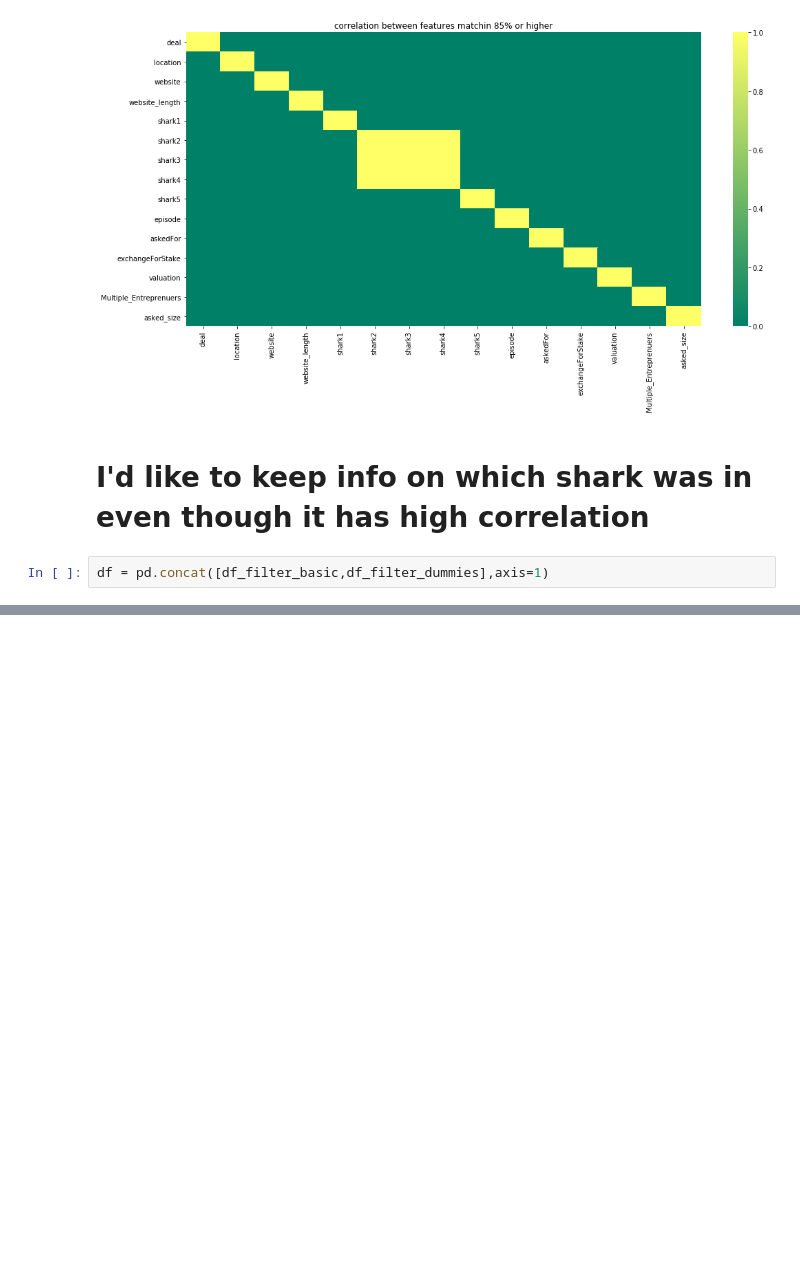
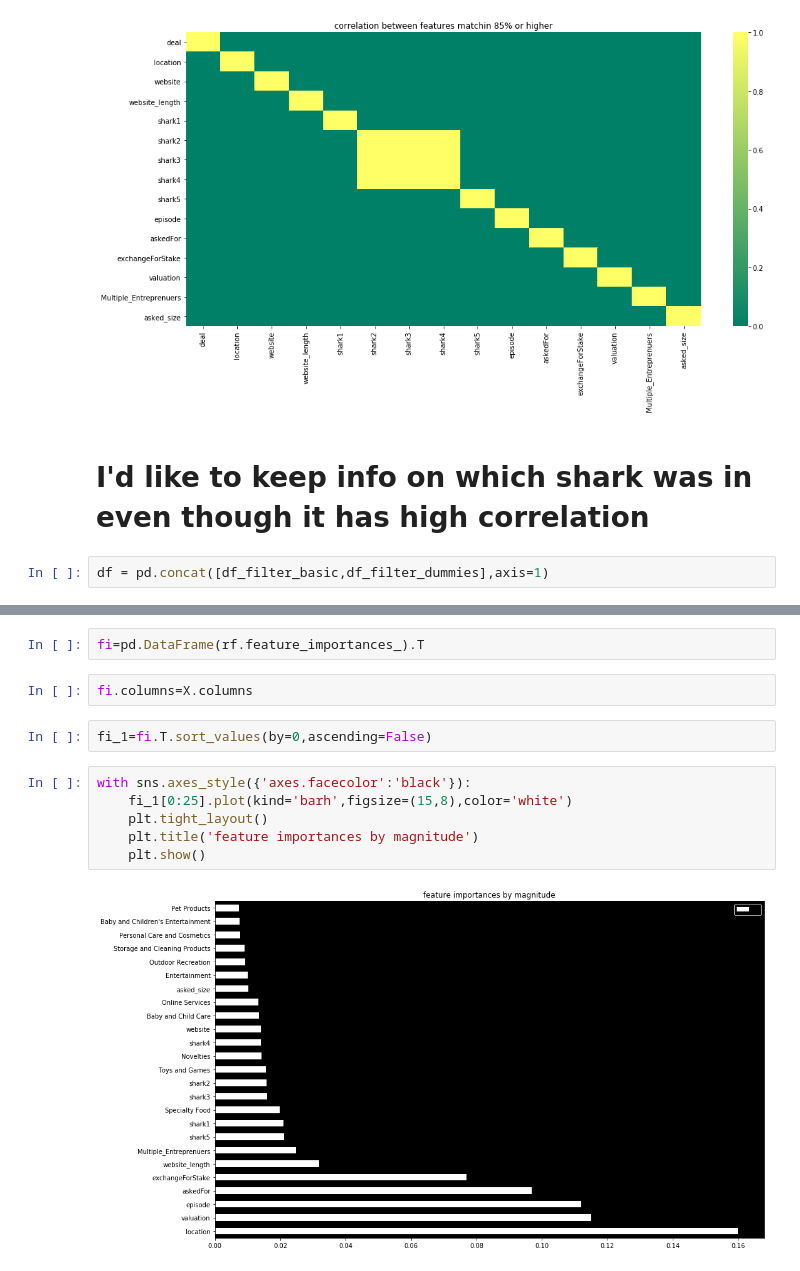
Before and after one commit to ArielJosephCohen/shark_tank, a Jupyter notebook: first_model.ipynb, the cells around one changed output, grey strips where cells are left out. Cells and saved outputs as stored; diff of their text form; blank space fills up the shorter version.

```diff
--- a/first_model.ipynb
+++ b/first_model.ipynb
@@ -726,0 +858,14 @@ df = pd.concat([df_filter_basic,df_filter_dummies],axis=1)
+# %%
+fi=pd.DataFrame(rf.feature_importances_).T
+# %%
+fi.columns=X.columns
+# %%
+fi_1=fi.T.sort_values(by=0,ascending=False)
+# %%
+with sns.axes_style({'axes.facecolor':'black'}):
+    fi_1[0:25].plot(kind='barh',figsize=(15,8),color='white')
+    plt.tight_layout()
+    plt.title('feature importances by magnitude')
+    plt.show()
+# %% [output]
+[figure, added]
```
Also changed, not shown: parts of 20 cells of this notebook.
